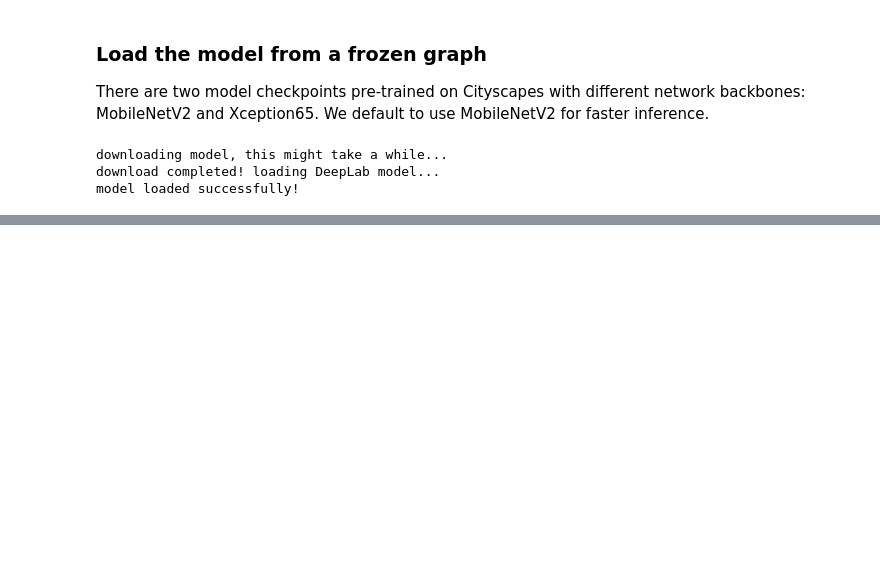
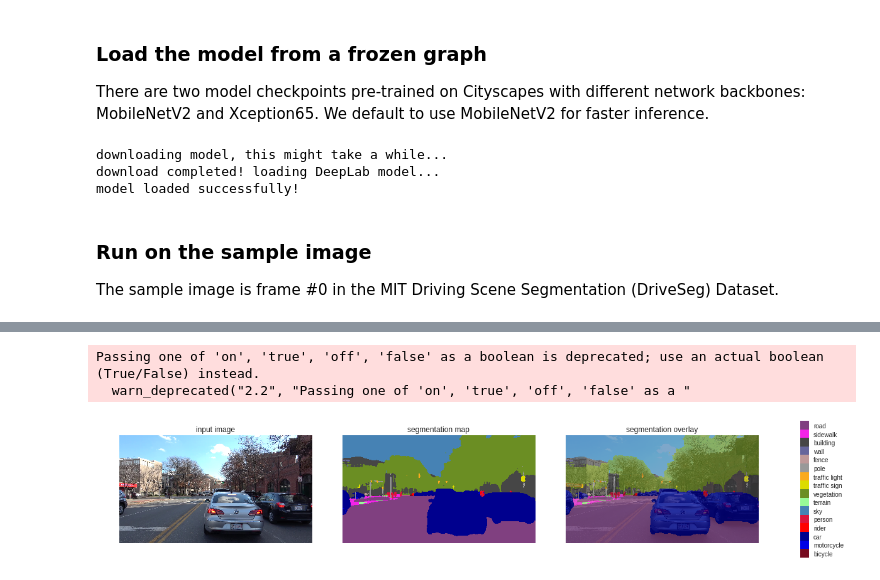
Before and after one commit to truongkhanhduy95/MIT-Deep-Learning, a Jupyter notebook: driving_scene_segmentation/driving_scene_segmentation.ipynb, the cells around one changed output, grey strips where cells are left out. Drawn from its saved outputs; the diff is of its cells as text; code cells hidden in the pictures; blank space fills up the shorter version.

```diff
--- a/driving_scene_segmentation/driving_scene_segmentation.ipynb
+++ b/driving_scene_segmentation/driving_scene_segmentation.ipynb
@@ -229,3 +229,21 @@ print('model loaded successfully!')
 downloading model, this might take a while...
 download completed! loading DeepLab model...
 model loaded successfully!
+# %% [markdown]
+### Run on the sample image
+The sample image is frame #0 in the MIT Driving Scene Segmentation (DriveSeg) Dataset.
+# %%
+SAMPLE_IMAGE = 'mit_driveseg_sample.png'
+if not os.path.isfile(SAMPLE_IMAGE):
+    print('downloading the sample image...')
+    SAMPLE_IMAGE = urllib.request.urlretrieve('https://github.com/lexfridman/mit-deep-learning/blob/master/tutorial_driving_scene_segmentation/mit_driveseg_sample.png?raw=true')[0]
+print('running deeplab on the sample image...')
+
+def run_visualization(SAMPLE_IMAGE):
+    """Inferences DeepLab model and visualizes result."""
+    original_im = Image.open(SAMPLE_IMAGE)
+    seg_map = MODEL.run(original_im)
+    vis_segmentation(original_im, seg_map)
+
+run_visualization(SAMPLE_IMAGE)
+# %% [output]
@@ -231,0 +252,3 @@ model loaded successfully!
+Passing one of 'on', 'true', 'off', 'false' as a boolean is deprecated; use an actual boolean (True/False) instead.
+  warn_deprecated("2.2", "Passing one of 'on', 'true', 'off', 'false' as a "
+[figure, added]
```
Also changed, not shown: parts of 1 cell of this notebook.
